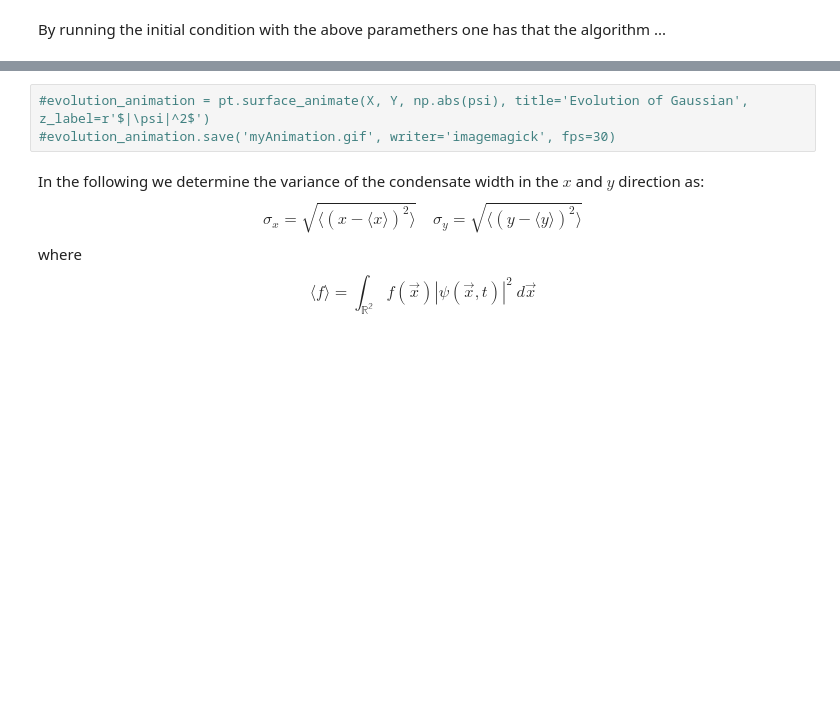
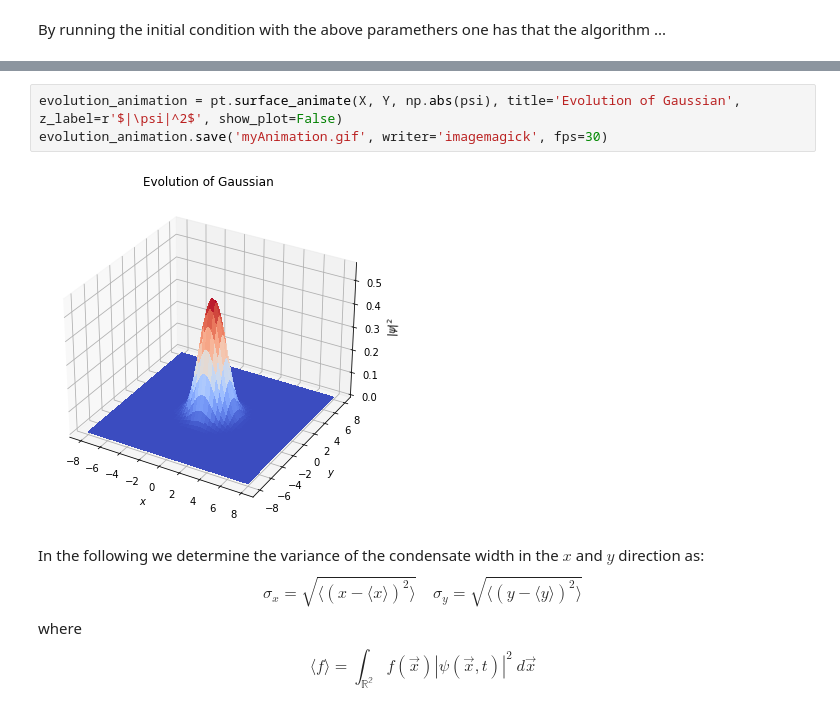
Before and after one commit to mvilucchio/BEC_TSSP, a Jupyter notebook: final_notebook.ipynb, the cells around one changed output, grey strips where cells are left out. Cells and saved outputs as stored; diff of their text form; blank space fills up the shorter version.

```diff
--- a/final_notebook.ipynb
+++ b/final_notebook.ipynb
@@ -64,6 +82,8 @@ print("--- Evaluated in {:.2f} seconds ---".format(end_time - start_time))
 # %%
-#evolution_animation = pt.surface_animate(X, Y, np.abs(psi), title='Evolution of Gaussian', z_label=r'$|\psi|^2$')
-#evolution_animation.save('myAnimation.gif', writer='imagemagick', fps=30)
+evolution_animation = pt.surface_animate(X, Y, np.abs(psi), title='Evolution of Gaussian', z_label=r'$|\psi|^2$', show_plot=False)
+evolution_animation.save('myAnimation.gif', writer='imagemagick', fps=30)
+# %% [output]
+[figure, added]
 # %% [markdown]
 In the following we determine the variance of the condensate width in the $x$ and $y$ direction as:
 $$
```
Also changed, not shown: parts of 21 cells of this notebook.
